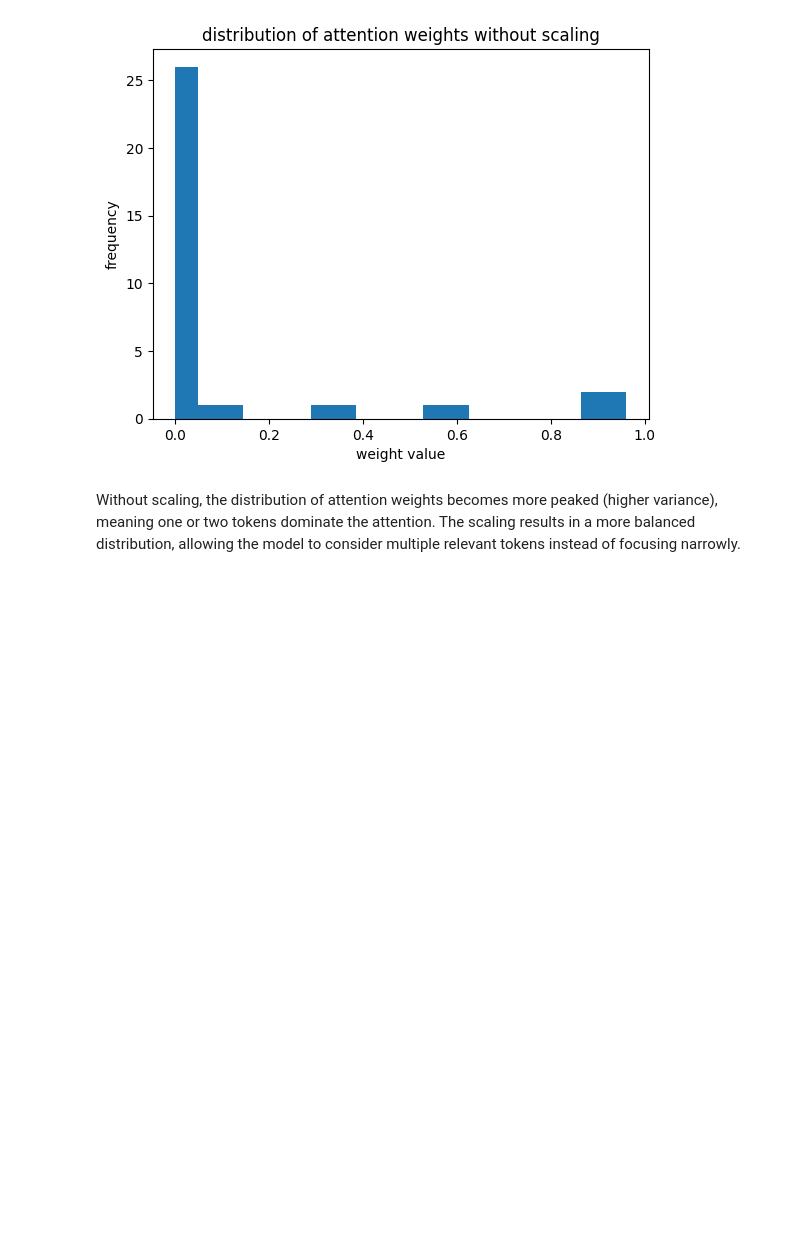
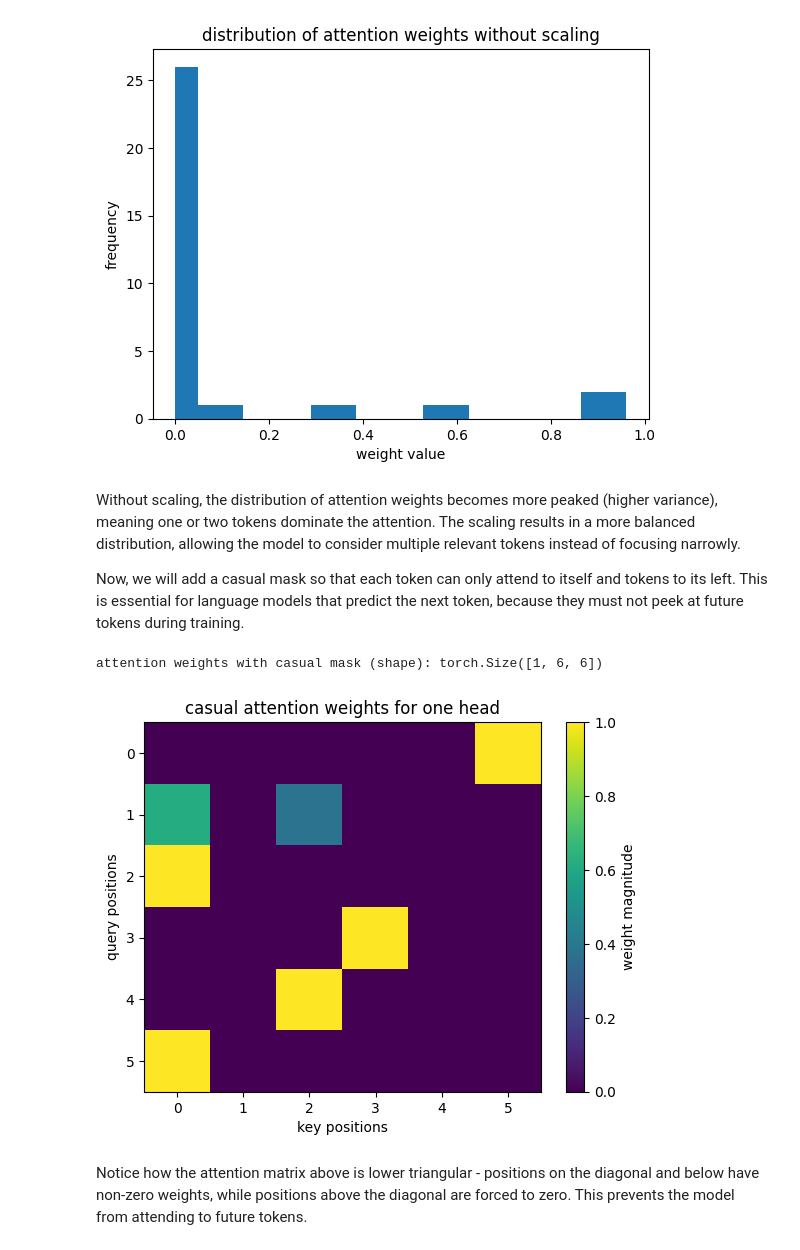
Before and after one commit to rebeccacamejo/LLMs-from-scratch-experiments, a Jupyter notebook: LLM_attention_mechanisms.ipynb, the cells around one changed output. Saved outputs shown, nothing was run; the diff lists cells and outputs as text; code cells hidden in the pictures; blank space fills up the shorter version.

```diff
--- a/LLM_attention_mechanisms.ipynb
+++ b/LLM_attention_mechanisms.ipynb
@@ -210,3 +198,44 @@ without scaling -> mean: 0.1667, std: 0.3132
 [figure]
 # %% [markdown]
 Without scaling, the distribution of attention weights becomes more peaked (higher variance), meaning one or two tokens dominate the attention. The scaling results in a more balanced distribution, allowing the model to consider multiple relevant tokens instead of focusing narrowly.
+
+Now, we will add a casual mask so that each token can only attend to itself and tokens to its left. This is essential for language models that predict the next token, because they must not peek at future tokens during training.
+# %%
+# Demo of casual masking
+import matplotlib.pyplot as plt
+
+
+B, T, d_model, d_head = 1, 6, 32, 16
+x_mask = torch.randn(B, T, d_model)
+
+W_Q_mask = torch.randn(d_model, d_head)
+W_K_mask = torch.randn(d_model, d_head)
+W_V_mask = torch.randn(d_model, d_head)
+
+q_mask = x_mask @ W_Q_mask
+k_mask = x_mask @ W_K_mask
+v_mask = x_mask @ W_V_mask
+
+scores_mask = q_mask @ k_mask.transpose(-2, -1) / math.sqrt(d_head)
+
+mask = torch.tril(torch.ones(T, T)).bool()
+
+scores = scores_mask.masked_fill(~mask, float('-inf'))
+
+weights_masked = torch.softmax(scores_mask, dim=-1)
+out_masked = weights_masked @ v_mask
+
+print('attention weights with casual mask (shape):', weights_masked.shape)
+
+#visualize the masked attention weights matrix
+plt.imshow(weights_masked[0].detach(), aspect='auto')
+plt.title('casual attention weights for one head')
+plt.xlabel('key positions')
+plt.ylabel('query positions')
+plt.colorbar(label='weight magnitude')
+plt.show()
+# %% [output]
+attention weights with casual mask (shape): torch.Size([1, 6, 6])
+[figure, added]
+# %% [markdown]
+Notice how the attention matrix above is lower triangular - positions on the diagonal and below have non-zero weights, while positions above the diagonal are forced to zero. This prevents the model from attending to future tokens.
```
Also changed, not shown: parts of 10 cells of this notebook, 1 other file.
